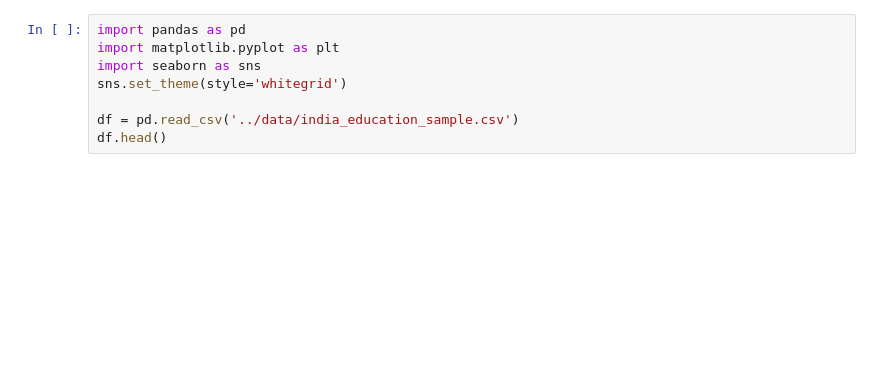
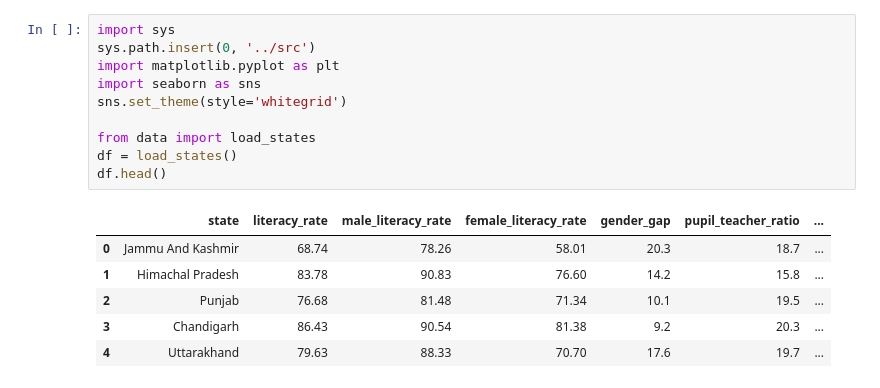
Before and after one commit to Ganatra-Ruchir/india-education-gap-analysis, a Jupyter notebook: notebooks/exploration.ipynb, the cells around one changed output. Cells and saved outputs as stored; diff of their text form; blank space fills up the shorter version.

```diff
--- a/notebooks/exploration.ipynb
+++ b/notebooks/exploration.ipynb
@@ -7,11 +7,20 @@ Interactive walkthrough of the analysis. Run the data generator first (`python .
 # %%
-import pandas as pd
+import sys
+sys.path.insert(0, '../src')
 import matplotlib.pyplot as plt
 import seaborn as sns
 sns.set_theme(style='whitegrid')
 
-df = pd.read_csv('../data/india_education_sample.csv')
+from data import load_states
+df = load_states()
 df.head()
+# %% [output]
+|  | state | literacy_rate | male_literacy_rate | female_literacy_rate | gender_gap | pupil_teacher_ratio | ... |
+| 0 | Jammu And Kashmir | 68.74 | 78.26 | 58.01 | 20.3 | 18.7 | ... |
+| 1 | Himachal Pradesh | 83.78 | 90.83 | 76.60 | 14.2 | 15.8 | ... |
+| 2 | Punjab | 76.68 | 81.48 | 71.34 | 10.1 | 19.5 | ... |
+| 3 | Chandigarh | 86.43 | 90.54 | 81.38 | 9.2 | 20.3 | ... |
+| 4 | Uttarakhand | 79.63 | 88.33 | 70.70 | 17.6 | 19.7 | ... |
 # %%
 # Shape and basic stats
 print(df.shape)
```
Also changed, not shown: parts of 8 cells of this notebook, 23 other files.
